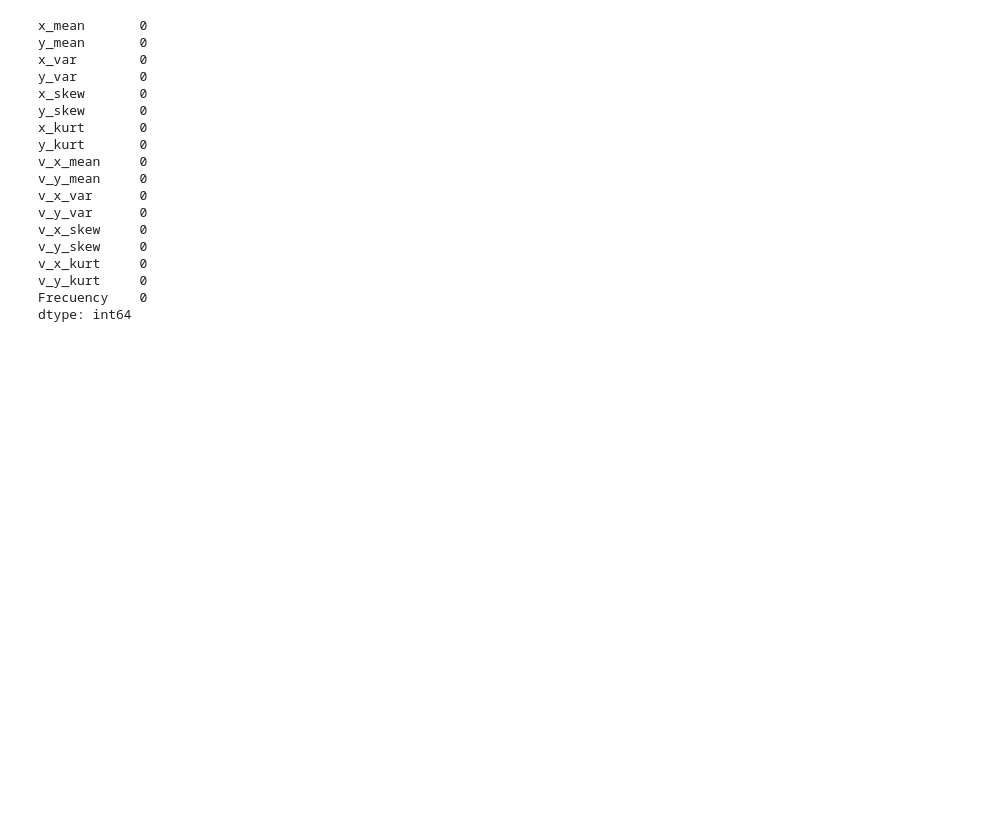
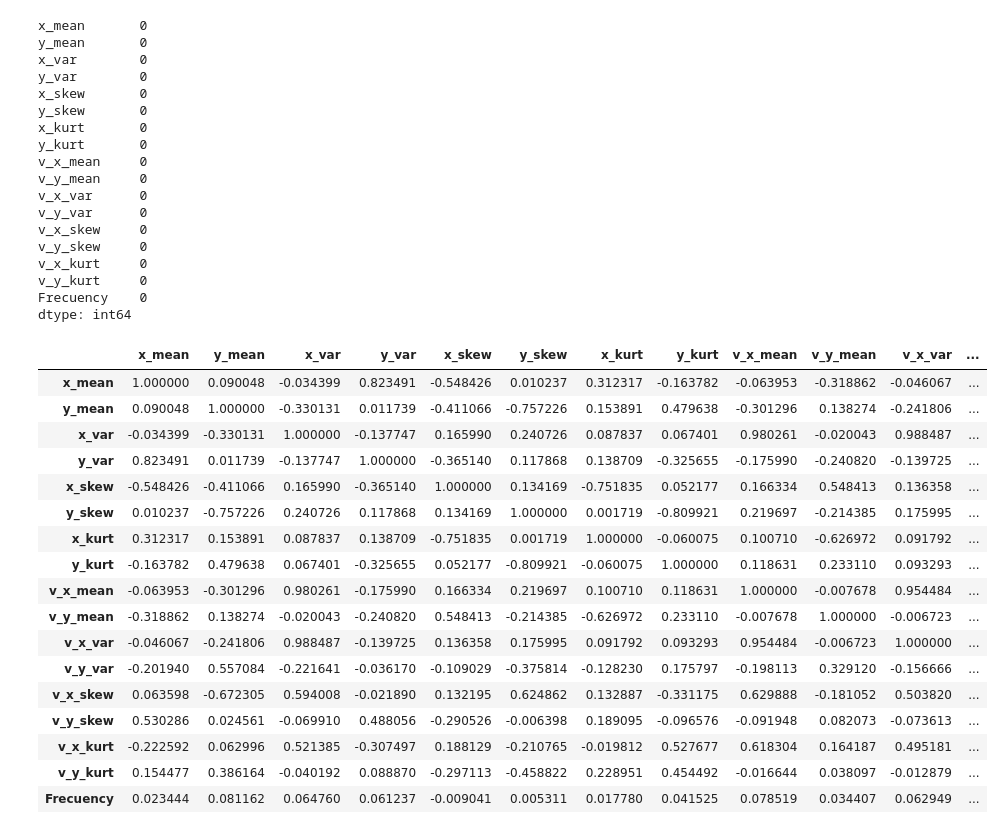
Before and after one commit to manulv96/Tesis, a Jupyter notebook: MachineLearing.ipynb, the cells around one changed output. Cells and saved outputs as stored; diff of their text form; code cells hidden in the pictures; blank space fills up the shorter version.

```diff
--- a/MachineLearing.ipynb
+++ b/MachineLearing.ipynb
@@ -330,6 +331,27 @@ dtype: int64
 # %%
 features_df.fillna(0, inplace=True)
 features_df.dropna(inplace=True)
+# %%
+features_df.corr()
+# %% [output]
+|  | x_mean | y_mean | x_var | y_var | x_skew | y_skew | x_kurt | y_kurt | v_x_mean | v_y_mean | v_x_var | ... |
+| x_mean | 1.000000 | 0.090048 | -0.034399 | 0.823491 | -0.548426 | 0.010237 | 0.312317 | -0.163782 | -0.063953 | -0.318862 | -0.046067 | ... |
+| y_mean | 0.090048 | 1.000000 | -0.330131 | 0.011739 | -0.411066 | -0.757226 | 0.153891 | 0.479638 | -0.301296 | 0.138274 | -0.241806 | ... |
+| x_var | -0.034399 | -0.330131 | 1.000000 | -0.137747 | 0.165990 | 0.240726 | 0.087837 | 0.067401 | 0.980261 | -0.020043 | 0.988487 | ... |
+| y_var | 0.823491 | 0.011739 | -0.137747 | 1.000000 | -0.365140 | 0.117868 | 0.138709 | -0.325655 | -0.175990 | -0.240820 | -0.139725 | ... |
+| x_skew | -0.548426 | -0.411066 | 0.165990 | -0.365140 | 1.000000 | 0.134169 | -0.751835 | 0.052177 | 0.166334 | 0.548413 | 0.136358 | ... |
+| y_skew | 0.010237 | -0.757226 | 0.240726 | 0.117868 | 0.134169 | 1.000000 | 0.001719 | -0.809921 | 0.219697 | -0.214385 | 0.175995 | ... |
+| x_kurt | 0.312317 | 0.153891 | 0.087837 | 0.138709 | -0.751835 | 0.001719 | 1.000000 | -0.060075 | 0.100710 | -0.626972 | 0.091792 | ... |
+| y_kurt | -0.163782 | 0.479638 | 0.067401 | -0.325655 | 0.052177 | -0.809921 | -0.060075 | 1.000000 | 0.118631 | 0.233110 | 0.093293 | ... |
+| v_x_mean | -0.063953 | -0.301296 | 0.980261 | -0.175990 | 0.166334 | 0.219697 | 0.100710 | 0.118631 | 1.000000 | -0.007678 | 0.954484 | ... |
+| v_y_mean | -0.318862 | 0.138274 | -0.020043 | -0.240820 | 0.548413 | -0.214385 | -0.626972 | 0.233110 | -0.007678 | 1.000000 | -0.006723 | ... |
+| v_x_var | -0.046067 | -0.241806 | 0.988487 | -0.139725 | 0.136358 | 0.175995 | 0.091792 | 0.093293 | 0.954484 | -0.006723 | 1.000000 | ... |
+| v_y_var | -0.201940 | 0.557084 | -0.221641 | -0.036170 | -0.109029 | -0.375814 | -0.128230 | 0.175797 | -0.198113 | 0.329120 | -0.156666 | ... |
+| v_x_skew | 0.063598 | -0.672305 | 0.594008 | -0.021890 | 0.132195 | 0.624862 | 0.132887 | -0.331175 | 0.629888 | -0.181052 | 0.503820 | ... |
+| v_y_skew | 0.530286 | 0.024561 | -0.069910 | 0.488056 | -0.290526 | -0.006398 | 0.189095 | -0.096576 | -0.091948 | 0.082073 | -0.073613 | ... |
+| v_x_kurt | -0.222592 | 0.062996 | 0.521385 | -0.307497 | 0.188129 | -0.210765 | -0.019812 | 0.527677 | 0.618304 | 0.164187 | 0.495181 | ... |
+| v_y_kurt | 0.154477 | 0.386164 | -0.040192 | 0.088870 | -0.297113 | -0.458822 | 0.228951 | 0.454492 | -0.016644 | 0.038097 | -0.012879 | ... |
+| Frecuency | 0.023444 | 0.081162 | 0.064760 | 0.061237 | -0.009041 | 0.005311 | 0.017780 | 0.041525 | 0.078519 | 0.034407 | 0.062949 | ... |
 # %%
 #Aplicamos el modelo de Machine Learning
 
```
Also changed, not shown: parts of 6 cells of this notebook.
